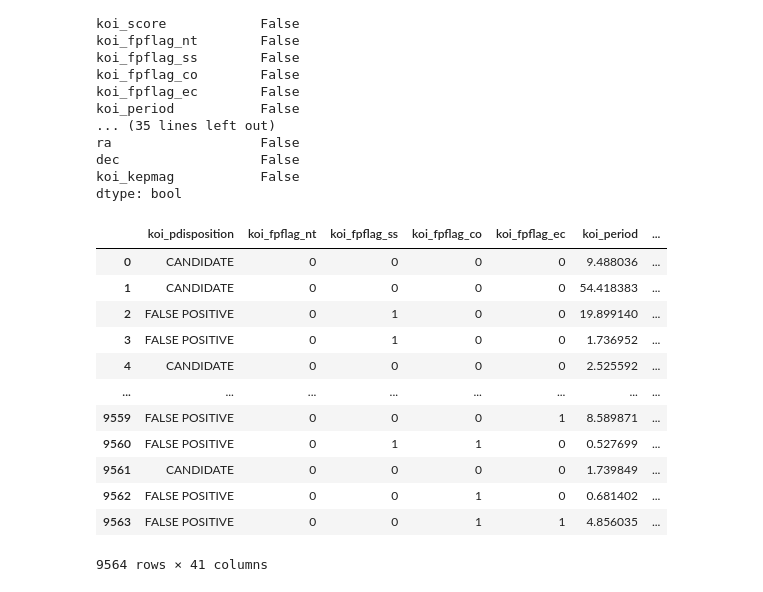
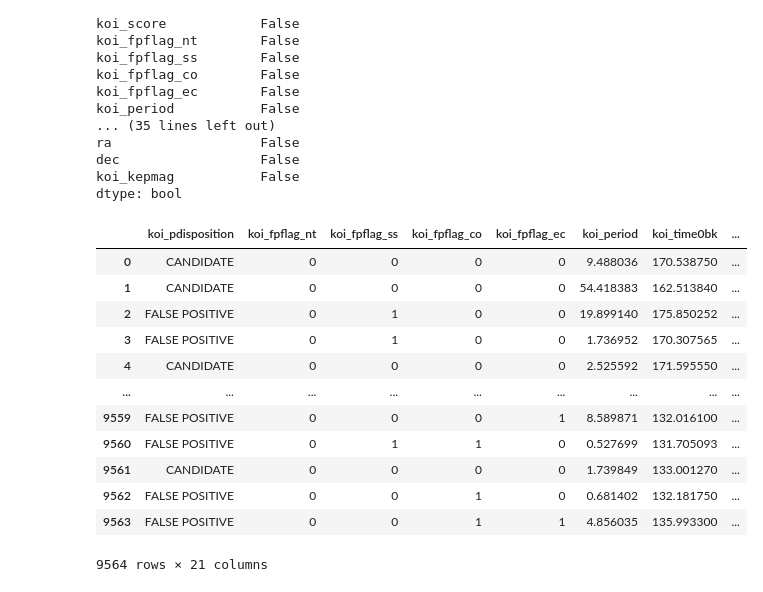
Before and after one commit to newbeadwork/Machine-learning-challenge, a Jupyter notebook: Cleaning_data.ipynb, the cells around one changed output. Cells and saved outputs as stored; diff of their text form; code cells hidden in the pictures.

```diff
--- a/Untitled.ipynb
+++ b/Cleaning_data.ipynb
@@ -93,22 +92,26 @@ koi_kepmag           False
 dtype: bool
 # %%
 data = data.drop(columns=["rowid", "kepid", "kepoi_name", "kepler_name", "koi_disposition", "koi_score",
+                          "koi_period_err1", "koi_period_err2", "koi_time0bk_err1", "koi_time0bk_err2", "koi_impact_err1",
+                          "koi_impact_err2", "koi_duration_err1", "koi_duration_err2", "koi_depth_err1", "koi_depth_err2",
+                          "koi_prad_err1", "koi_prad_err2", "koi_insol_err1", "koi_insol_err2", "koi_steff_err1",
+                          "koi_steff_err2", "koi_slogg_err1", "koi_slogg_err2",  "koi_srad_err1", "koi_srad_err2",
                           "koi_teq_err1", "koi_teq_err2", "koi_tce_delivname"])
 data
 # %% [output]
-|  | koi_pdisposition | koi_fpflag_nt | koi_fpflag_ss | koi_fpflag_co | koi_fpflag_ec | koi_period | ... |
-| 0 | CANDIDATE | 0 | 0 | 0 | 0 | 9.488036 | ... |
-| 1 | CANDIDATE | 0 | 0 | 0 | 0 | 54.418383 | ... |
-| 2 | FALSE POSITIVE | 0 | 1 | 0 | 0 | 19.899140 | ... |
-| 3 | FALSE POSITIVE | 0 | 1 | 0 | 0 | 1.736952 | ... |
-| 4 | CANDIDATE | 0 | 0 | 0 | 0 | 2.525592 | ... |
-| ... | ... | ... | ... | ... | ... | ... | ... |
-| 9559 | FALSE POSITIVE | 0 | 0 | 0 | 1 | 8.589871 | ... |
-| 9560 | FALSE POSITIVE | 0 | 1 | 1 | 0 | 0.527699 | ... |
-| 9561 | CANDIDATE | 0 | 0 | 0 | 0 | 1.739849 | ... |
-| 9562 | FALSE POSITIVE | 0 | 0 | 1 | 0 | 0.681402 | ... |
-| 9563 | FALSE POSITIVE | 0 | 0 | 1 | 1 | 4.856035 | ... |
+|  | koi_pdisposition | koi_fpflag_nt | koi_fpflag_ss | koi_fpflag_co | koi_fpflag_ec | koi_period | koi_time0bk | ... |
+| 0 | CANDIDATE | 0 | 0 | 0 | 0 | 9.488036 | 170.538750 | ... |
+| 1 | CANDIDATE | 0 | 0 | 0 | 0 | 54.418383 | 162.513840 | ... |
+| 2 | FALSE POSITIVE | 0 | 1 | 0 | 0 | 19.899140 | 175.850252 | ... |
+| 3 | FALSE POSITIVE | 0 | 1 | 0 | 0 | 1.736952 | 170.307565 | ... |
+| 4 | CANDIDATE | 0 | 0 | 0 | 0 | 2.525592 | 171.595550 | ... |
+| ... | ... | ... | ... | ... | ... | ... | ... | ... |
+| 9559 | FALSE POSITIVE | 0 | 0 | 0 | 1 | 8.589871 | 132.016100 | ... |
+| 9560 | FALSE POSITIVE | 0 | 1 | 1 | 0 | 0.527699 | 131.705093 | ... |
+| 9561 | CANDIDATE | 0 | 0 | 0 | 0 | 1.739849 | 133.001270 | ... |
+| 9562 | FALSE POSITIVE | 0 | 0 | 1 | 0 | 0.681402 | 132.181750 | ... |
+| 9563 | FALSE POSITIVE | 0 | 0 | 1 | 1 | 4.856035 | 135.993300 | ... |
-9564 rows × 41 columns
+9564 rows × 21 columns
 # %%
 data.isna().any()
 # %% [output]
```
Also changed, not shown: parts of 23 cells of this notebook, 3 other files.
